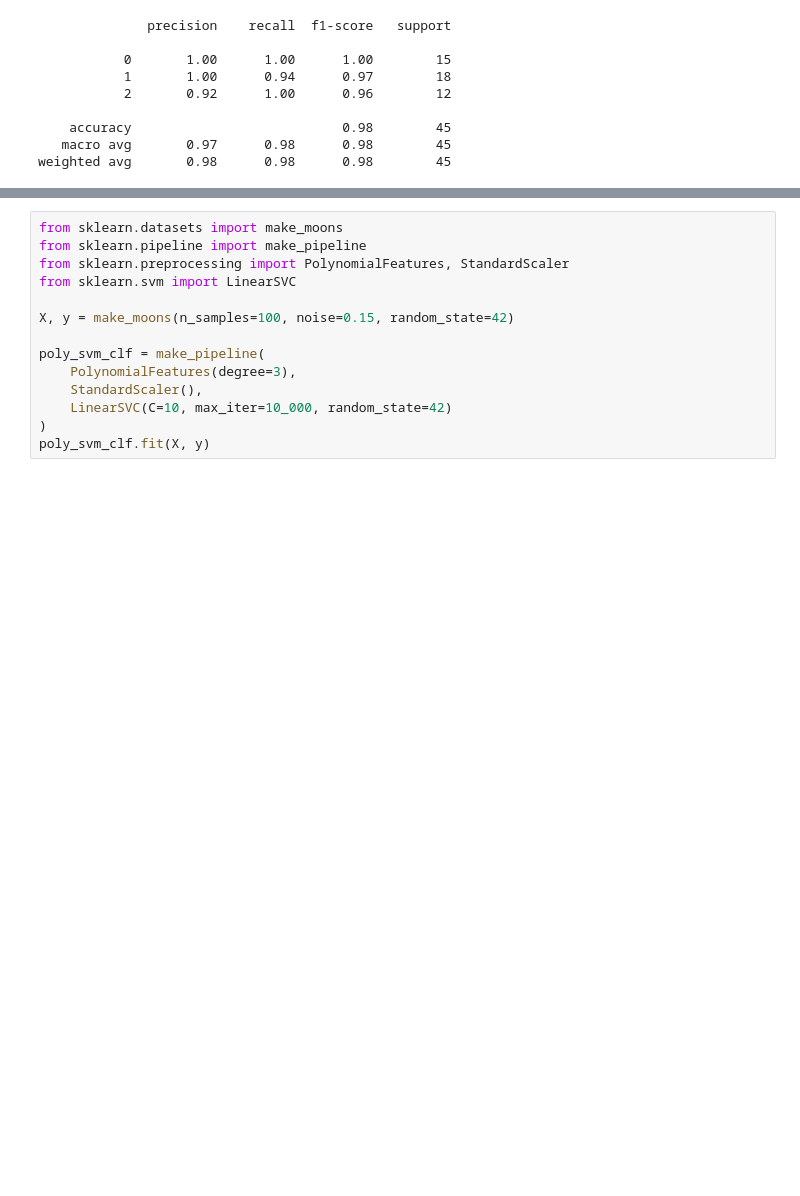
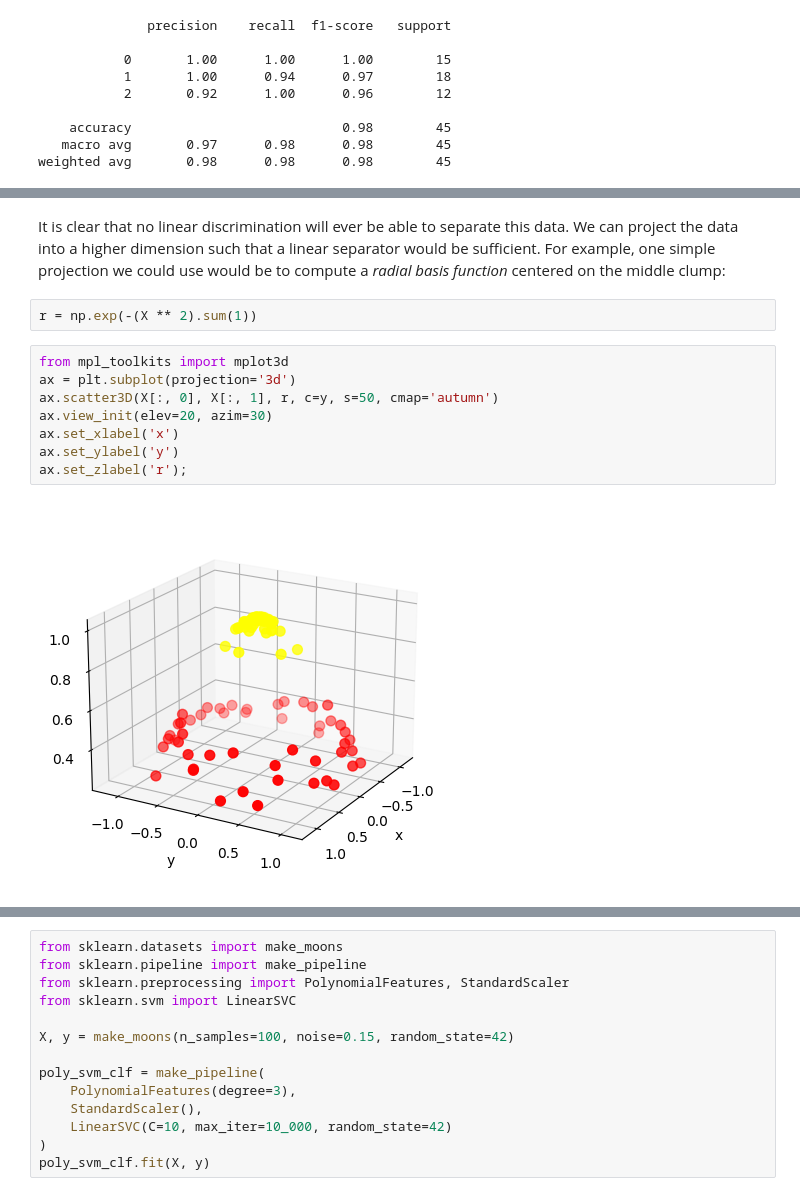
Before and after one commit to ssuzana/Machine-Learning-Notebooks, a Jupyter notebook: Support_Vector_Machines.ipynb, the cells around one changed output, grey strips where cells are left out. Drawn from its saved outputs; the diff is of its cells as text; blank space fills up the shorter version.

```diff
--- a/Support_Vector_Machines.ipynb
+++ b/Support_Vector_Machines.ipynb
@@ -400,0 +441,16 @@ weighted avg       0.98      0.98      0.98        45
+# %% [markdown]
+It is clear that no linear discrimination will ever be able to separate this data.
+We can project the data into a higher dimension such that a linear separator would be sufficient.
+For example, one simple projection we could use would be to compute a *radial basis function* centered on the middle clump:
+# %%
+r = np.exp(-(X ** 2).sum(1))
+# %%
+from mpl_toolkits import mplot3d
+ax = plt.subplot(projection='3d')
+ax.scatter3D(X[:, 0], X[:, 1], r, c=y, s=50, cmap='autumn')
+ax.view_init(elev=20, azim=30)
+ax.set_xlabel('x')
+ax.set_ylabel('y')
+ax.set_zlabel('r');
+# %% [output]
+[figure, added]
```
Also changed, not shown: parts of 10 cells of this notebook.
